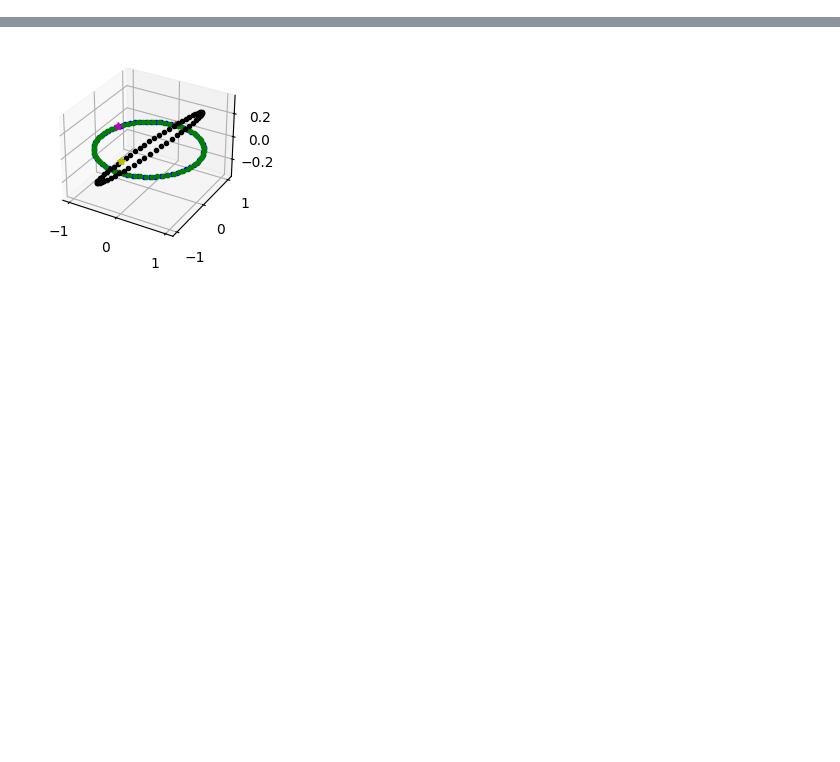
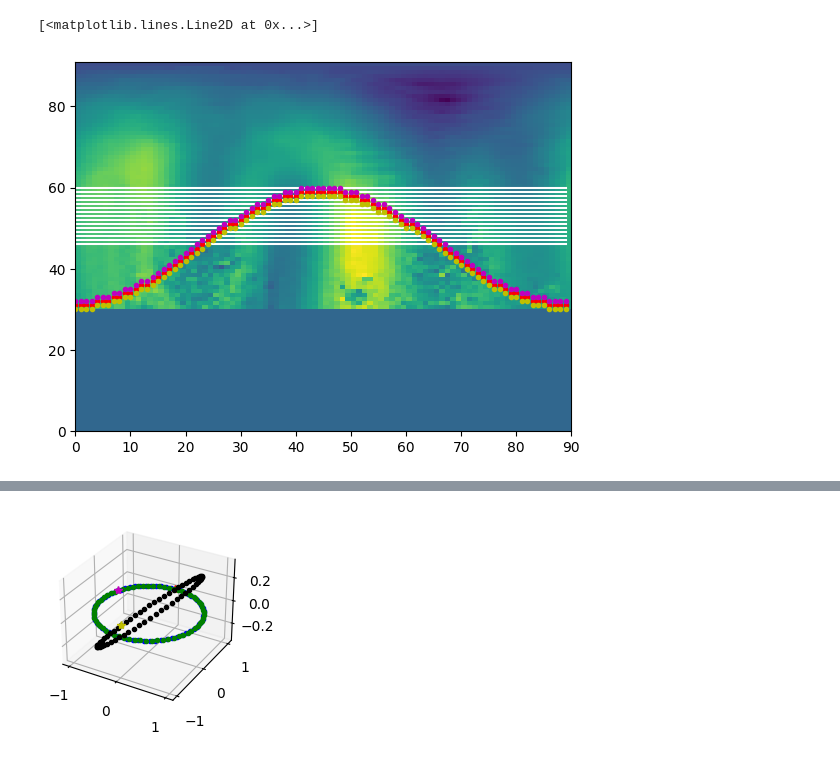
Before and after one commit to wdeike/matplotlib, a Jupyter notebook: SandBox/PolarPlots.ipynb, the cells around one changed output, grey strips where cells are left out. Saved outputs shown, nothing was run; the diff lists cells and outputs as text; code cells hidden in the pictures; blank space fills up the shorter version.

Commit message:
Updated Roll

```diff
--- a/SandBox/PolarPlots.ipynb
+++ b/SandBox/PolarPlots.ipynb
@@ -5,6 +5,11 @@ import numpy as np
 import pandas as pd
 import matplotlib.pyplot as plt
 # %%
-Response_xL1 = np.load('Data/xL1_D2_45dbw.npy')
+Response_xL1 = np.load('Data/xL1Snip.npy')
 # %%
-np.shape(Response_xL1)
+Roll = 28
+
+Az = np.linspace(0,2*np.pi,90)
+El1 = -Roll/2*np.cos(Az)+45
+El2 = (-Roll/2)*np.cos(Az)+46
+El3 = (-Roll/2)*np.cos(Az)+44
@@ -13,6 +16,27 @@ type(Response_xL1)
 # %%
 fig,ax = plt.subplots()
-surf = ax.pcolormesh(Response_xL1[0,:,:])
+plt.pcolormesh(Response_xL1[0,:,:])
+plt.plot(np.ones(90)*1+45,'w-')
+plt.plot(np.ones(90)*2+45,'w-')
+plt.plot(np.ones(90)*3+45,'w-')
+plt.plot(np.ones(90)*4+45,'w-')
+plt.plot(np.ones(90)*5+45,'w-')
+plt.plot(np.ones(90)*6+45,'w-')
+plt.plot(np.ones(90)*7+45,'w-')
+plt.plot(np.ones(90)*8+45,'w-')
+plt.plot(np.ones(90)*9+45,'w-')
+plt.plot(np.ones(90)*10+45,'w-')
+plt.plot(np.ones(90)*11+45,'w-')
+plt.plot(np.ones(90)*12+45,'w-')
+plt.plot(np.ones(90)*13+45,'w-')
+plt.plot(np.ones(90)*14+45,'w-')
+plt.plot(np.ones(90)*15+45,'w-')
+plt.plot(np.round(El1),'.r')
+plt.plot(np.round(El2),'.m')
+plt.plot(np.round(El3),'.y')
+# %% [output]
+[<matplotlib.lines.Line2D at 0x...>]
+[figure, added]
 # %%
 # https://matplotlib.org/stable/tutorials/colors/colormaps.html
 
```
Also changed, not shown: parts of 2 cells of this notebook.
